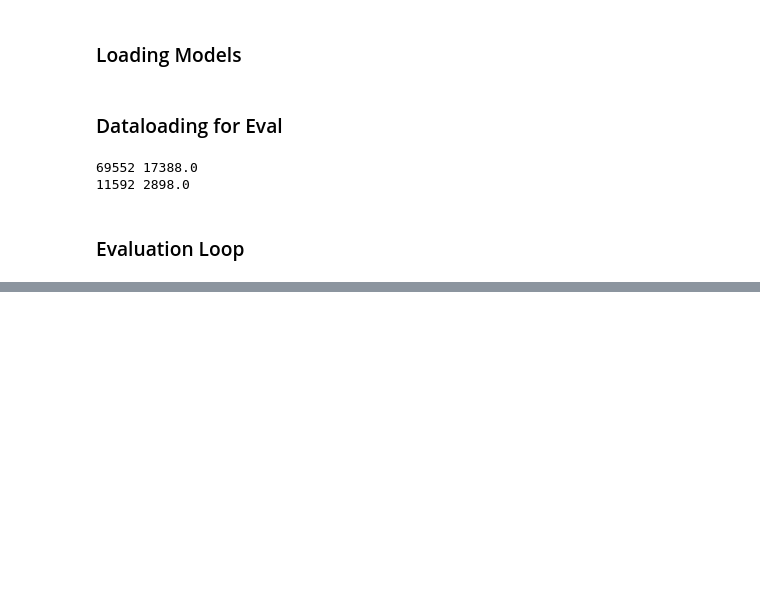
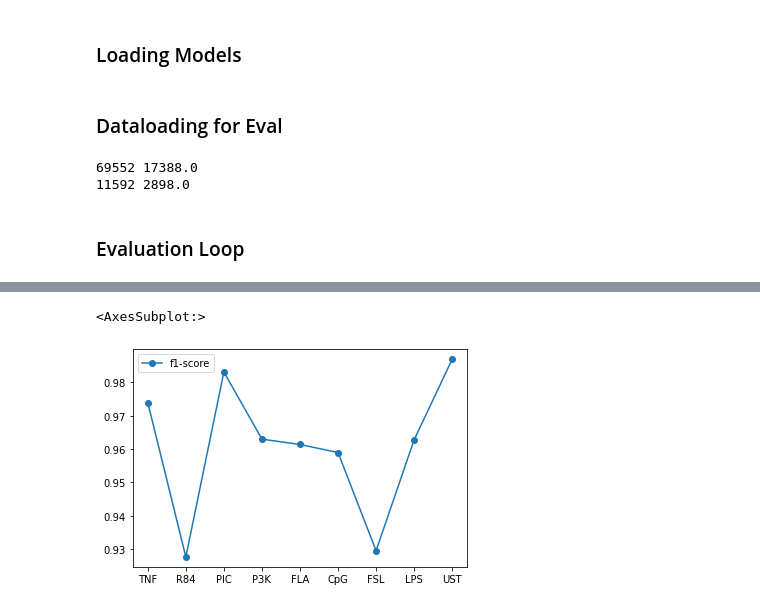
Before and after one commit to apple-soda/lstm-nfkb-dynamics, a Jupyter notebook: notebooks/report.ipynb, the cells around one changed output, grey strips where cells are left out. Drawn from its saved outputs; the diff is of its cells as text; code cells hidden in the pictures; blank space fills up the shorter version.

```diff
--- a/notebooks/report.ipynb
+++ b/notebooks/report.ipynb
@@ -181,0 +219,5 @@ weighted avg   0.912744  0.912359  0.912356  17412.000000
+# %%
+naivef1.plot(y='f1-score', style='o-')
+# %% [output]
+<AxesSubplot:>
+[figure, added]
```
Also changed, not shown: parts of 38 cells of this notebook, 2 other files.
